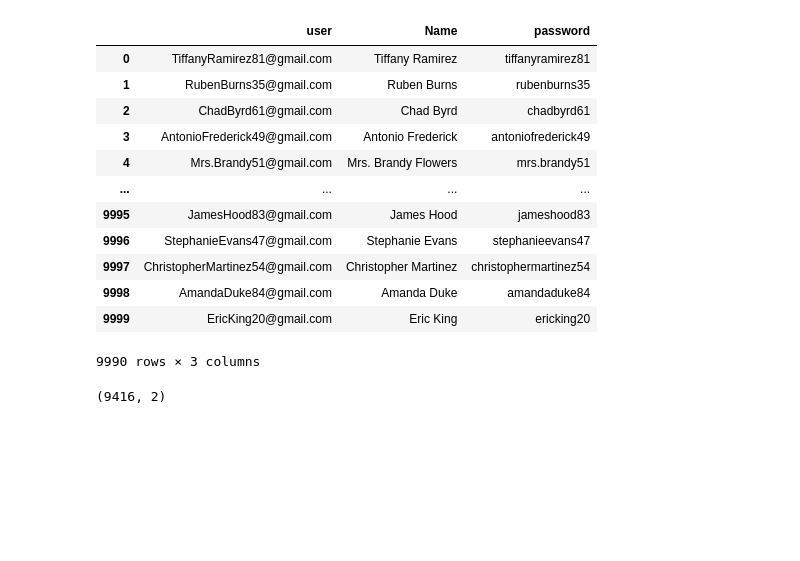
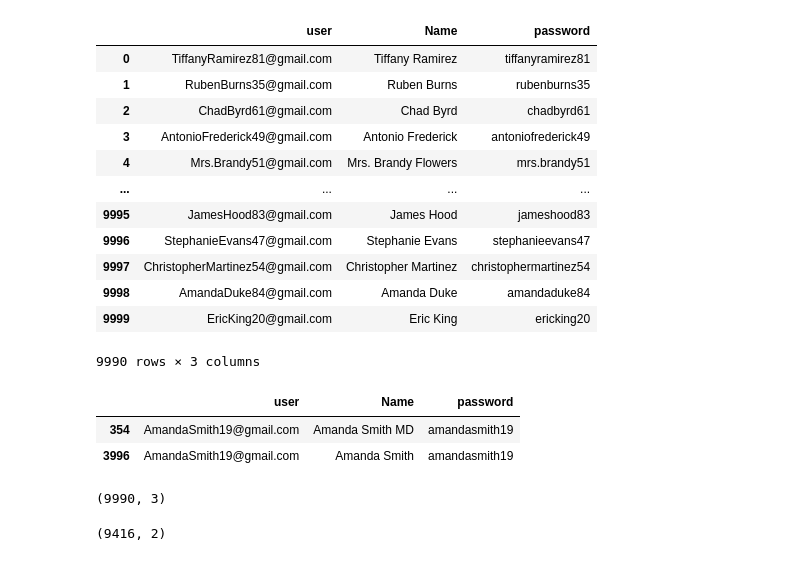
Before and after one commit to JoanMz/Api_network_proyect, a Jupyter notebook: Create_base/load.ipynb, the cells around one changed output. Cells and saved outputs as stored; diff of their text form; code cells hidden in the pictures; blank space fills up the shorter version.

```diff
--- a/Create_base/load.ipynb
+++ b/Create_base/load.ipynb
@@ -193,3 +193,9 @@ df_user
 | 9998 | AmandaDuke84@gmail.com | Amanda Duke | amandaduke84 |
 | 9999 | EricKing20@gmail.com | Eric King | ericking20 |
 9990 rows × 3 columns
+# %%
+df_user[df_user.user == "AmandaSmith19@gmail.com"]
+# %% [output]
+|  | user | Name | password |
+| 354 | AmandaSmith19@gmail.com | Amanda Smith MD | amandasmith19 |
+| 3996 | AmandaSmith19@gmail.com | Amanda Smith | amandasmith19 |
@@ -196,3 +204,7 @@ df_user
+# %%
+df_user.shape
+# %% [output]
+(9990, 3)
 # %%
 s_doctor = df_registro.loc[:, ("Doctor")].copy()
 # %%
```
Also changed, not shown: parts of 2 cells of this notebook, 1 other file.
